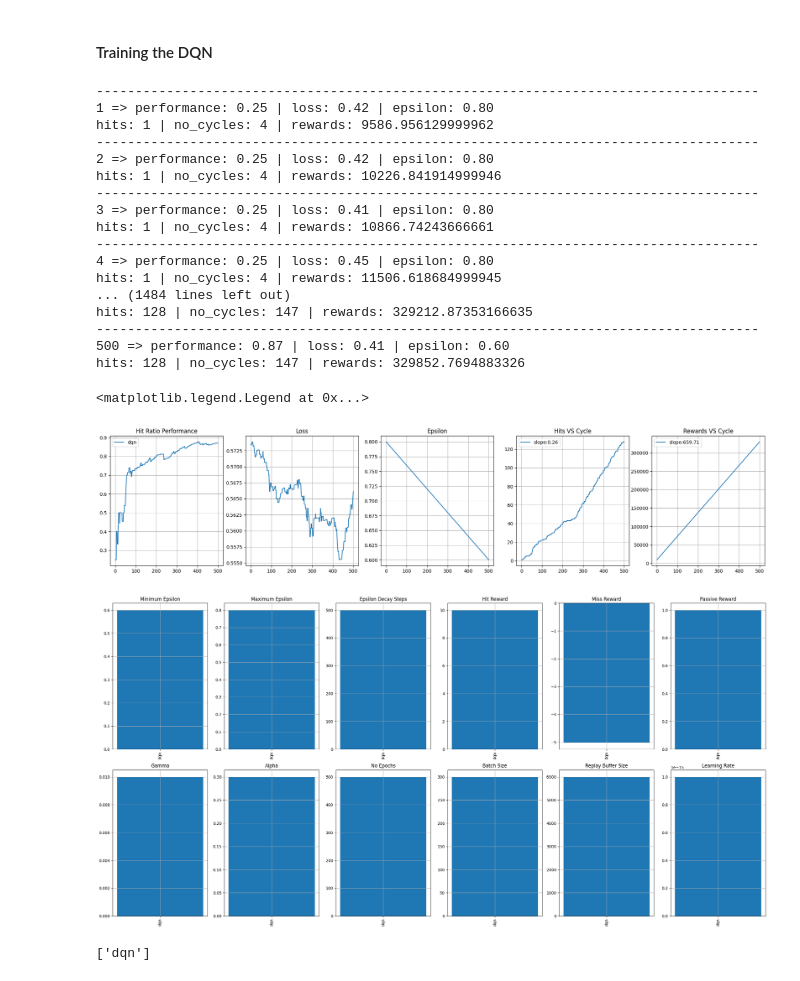
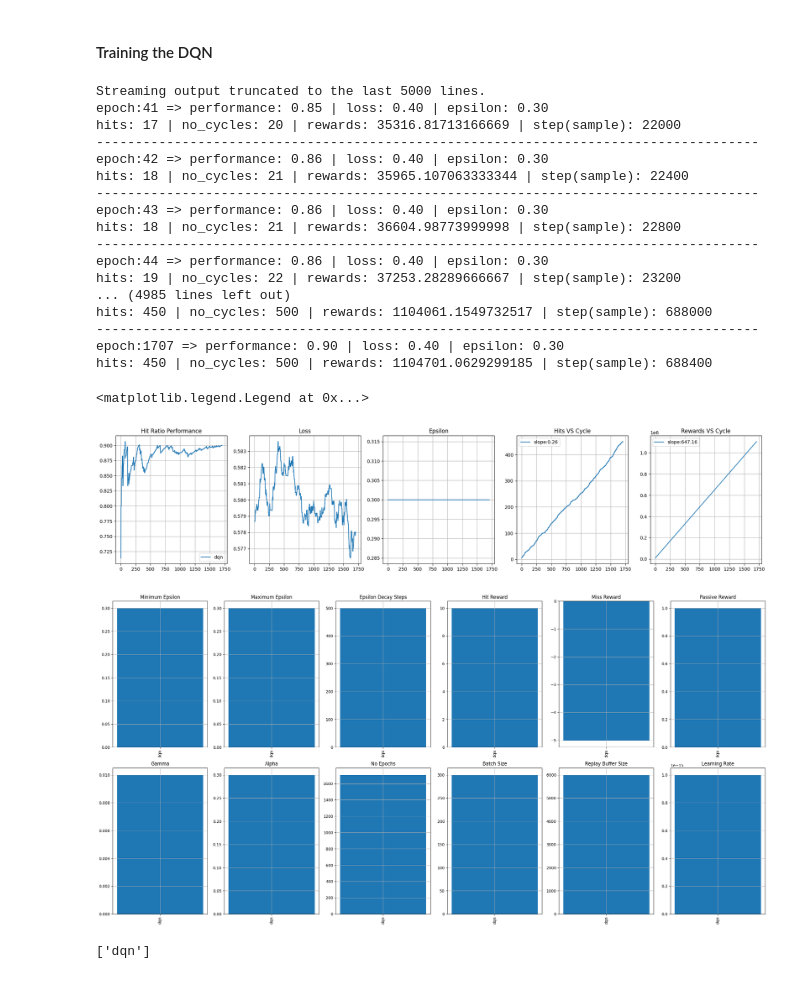
Before and after one commit to emmanuel-olateju/atari_pingpong, a Jupyter notebook: training.ipynb, the cells around one changed output. Cells and saved outputs as stored; diff of their text form; code cells hidden in the pictures.

Commit message:
Correct steps(sample) viewing

```diff
--- a/training.ipynb
+++ b/training.ipynb
@@ -382,7 +382,7 @@ def checkpoint_model(name,dqn,history,file_dir,file_name,epsilon_tuple,reward_tu
 # %% [markdown]
 #### Training the DQN
 # %%
-maximum_epsilon, minimum_epsilon, epsilon_decay_steps = 0.8,0.6,500
+maximum_epsilon, minimum_epsilon, epsilon_decay_steps = 0.3,0.1,500
 alpha = 0.3
 gamma = 0.01
 
@@ -488,35 +488,36 @@ while train==True:
         loss = batch_loss/no_epochs_per_epoch
 
         print("-------------------------------------------------------------------------------------")
-        print(f"{training_loop} => performance: {hits/cycle:.2f} | loss: {loss.item():.2f} | epsilon: {epsilon:.2f}")
-        print(f"hits: {hits} | no_cycles: {cycle} | rewards: {total_rewards}" )
+        print(f"epoch:{training_loop} => performance: {hits/cycle:.2f} | loss: {loss.item():.2f} | epsilon: {epsilon:.2f}")
+        print(f"hits: {hits} | no_cycles: {cycle} | rewards: {total_rewards} | step(sample): {env.steps}" )
         history["hit_ratio"].append(hits/cycle)
         history["loss"].append(loss)
         history["epsilon"].append(epsilon)
         history["hits"].append(hits)
         history["rewards"].append(total_rewards)
 
-    if training_loop==no_epochs:
+    if cycle>500:
         Target_DQN.load_state_dict(Online_DQN.state_dict())
         train = False
+        no_epochs = training_loop
 # %% [output]
+Streaming output truncated to the last 5000 lines.
+epoch:41 => performance: 0.85 | loss: 0.40 | epsilon: 0.30
+hits: 17 | no_cycles: 20 | rewards: 35316.81713166669 | step(sample): 22000
 -------------------------------------------------------------------------------------
-1 => performance: 0.25 | loss: 0.42 | epsilon: 0.80
-hits: 1 | no_cycles: 4 | rewards: 9586.956129999962
+epoch:42 => performance: 0.86 | loss: 0.40 | epsilon: 0.30
+hits: 18 | no_cycles: 21 | rewards: 35965.107063333344 | step(sample): 22400
 -------------------------------------------------------------------------------------
-2 => performance: 0.25 | loss: 0.42 | epsilon: 0.80
-hits: 1 | no_cycles: 4 | rewards: 10226.841914999946
+epoch:43 => performance: 0.86 | loss: 0.40 | epsilon: 0.30
+hits: 18 | no_cycles: 21 | rewards: 36604.98773999998 | step(sample): 22800
 -------------------------------------------------------------------------------------
-3 => performance: 0.25 | loss: 0.41 | epsilon: 0.80
-hits: 1 | no_cycles: 4 | rewards: 10866.74243666661
+epoch:44 => performance: 0.86 | loss: 0.40 | epsilon: 0.30
+hits: 19 | no_cycles: 22 | rewards: 37253.28289666667 | step(sample): 23200
+... (4985 lines left out)
+hits: 450 | no_cycles: 500 | rewards: 1104061.1549732517 | step(sample): 688000
 -------------------------------------------------------------------------------------
-4 => performance: 0.25 | loss: 0.45 | epsilon: 0.80
-hits: 1 | no_cycles: 4 | rewards: 11506.618684999945
-... (1484 lines left out)
-hits: 128 | no_cycles: 147 | rewards: 329212.87353166635
--------------------------------------------------------------------------------------
-500 => performance: 0.87 | loss: 0.41 | epsilon: 0.60
-hits: 128 | no_cycles: 147 | rewards: 329852.7694883326
+epoch:1707 => performance: 0.90 | loss: 0.40 | epsilon: 0.30
+hits: 450 | no_cycles: 500 | rewards: 1104701.0629299185 | step(sample): 688400
 # %%
 checkpoint_model(model_name,Online_DQN,history,"DQN_training_sessions/",model_name+".sav",
                  (minimum_epsilon,maximum_epsilon,epsilon_decay_steps),(env.HIT_REWARD,env.MISS_REWARD,env.PASSIVE_REWARD),
@@ -532,40 +533,41 @@ sessions_name = []
 files = os.listdir(training_dir)
 dqn_exclude = [".ipynb_checkpoints"]
 for exclude in dqn_exclude:
+  if exclude in files:
     files.remove(exclude)
 for file in files:
     training_sessions.append(joblib.load(training_dir+file))
     sessions_name.append(training_sessions[-1]["name"])
 
 fig,ax = plt.subplots(1,5,figsize=(25,5))
 
 for train in training_sessions:
     window_size = ws = int(no_epochs*0.3)
     weights = np.ones(window_size)/window_size
     loss__ = np.array([loss_.detach().numpy() for loss_ in train["history"]["loss"]])
     loss__ = np.convolve(loss__,weights)
     hits_epoch_slope_ = train["PERFORMANCE"]["hits_epoch_slope"]
     rewards_epoch_slope_ = train["PERFORMANCE"]["rewards_epoch_slope"]
     ax.flatten()[0].plot(np.linspace(0,train["PARAMS"]["no_epochs"],train["PARAMS"]["no_epochs"]),train["history"]["hit_ratio"],label=train["name"])
     ax.flatten()[1].plot(np.linspace(0,train["PARAMS"]["no_epochs"],len(loss__[ws:-1*ws])),1-loss__[ws:-1*ws])
     ax.flatten()[2].plot(np.linspace(0,train["PARAMS"]["no_epochs"],train["PARAMS"]["no_epochs"]),train["history"]["epsilon"])
     ax.flatten()[3].plot(np.linspace(0,train["PARAMS"]["no_epochs"],train["PARAMS"]["no_epochs"]),train["history"]["hits"],label=f"slope:{hits_epoch_slope_:.2f}")
     ax.flatten()[4].plot(np.linspace(0,train["PARAMS"]["no_epochs"],train["PARAMS"]["no_epochs"]),train["history"]["rewards"],label=f"slope:{rewards_epoch_slope_:.2f}")
 
     for i in range(5):
         ax.flatten()[i].grid()
 
     ax.flatten()[0].set_title("Hit Ratio Performance")
     ax.flatten()[1].set_title("Loss")
     ax.flatten()[2].set_title("Epsilon")
     ax.flatten()[3].set_title("Hits VS Cycle")
     ax.flatten()[4].set_title("Rewards VS Cycle")
 ax.flatten()[0].legend()
 ax.flatten()[3].legend()
 ax.flatten()[4].legend()
 # %% [output]
 <matplotlib.legend.Legend at 0x...>
-[figure, old version]
+[figure, new version]
 # %%
 fig, ax = plt.subplots(2,6,figsize=(24,12))
 
@@ -596,7 +598,7 @@ for t,title in enumerate(["Minimum Epsilon","Maximum Epsilon","Epsilon Decay Ste
 
 fig.tight_layout()
 # %% [output]
-[figure, old version]
+[figure, new version]
 # %%
 sessions_name
 # %% [output]
```
Also changed, not shown: parts of 2 cells of this notebook.
